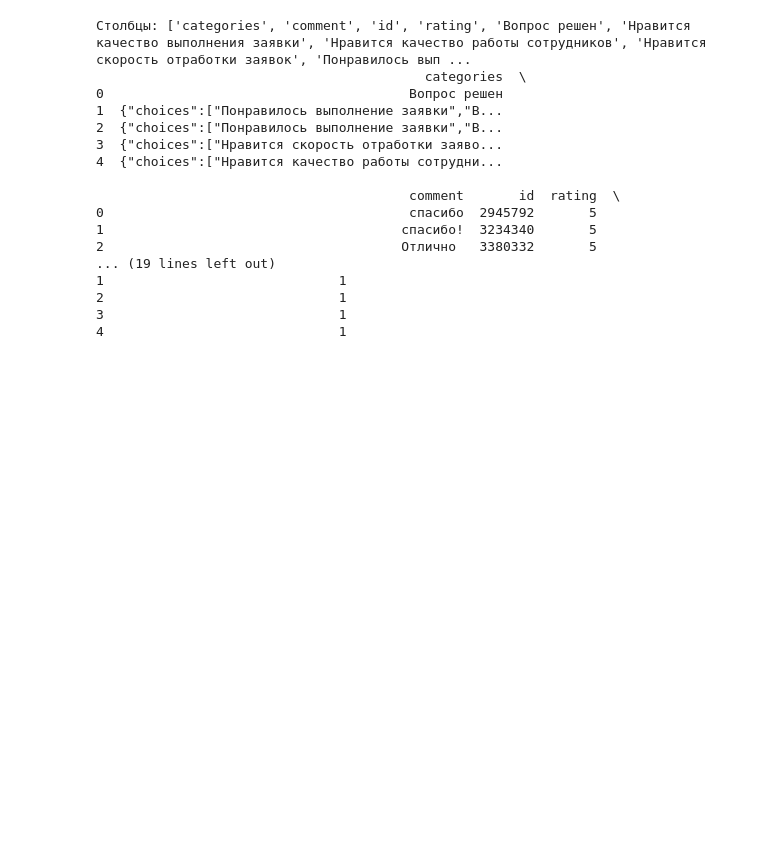
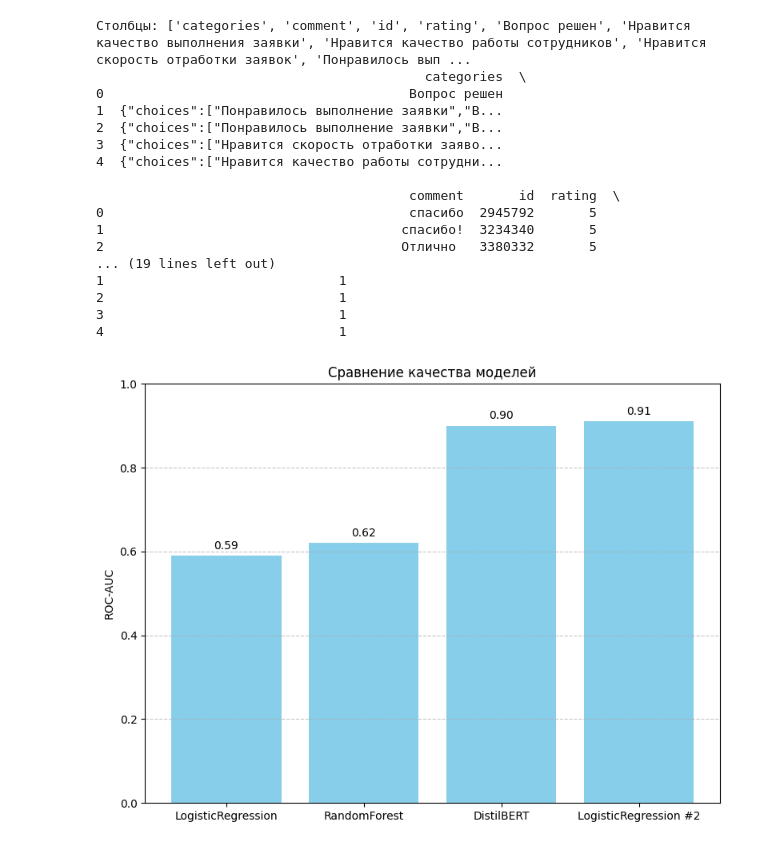
Before and after one commit to darinbtw/intensive_4, a Jupyter notebook: filling in the data.ipynb, the cells around one changed output. Drawn from its saved outputs; the diff is of its cells as text; code cells hidden in the pictures; blank space fills up the shorter version.

```diff
--- a/filling in the data.ipynb
+++ b/filling in the data.ipynb
@@ -77,3 +76,28 @@ print(df.head())
 4                              1
 # %%
 df = df.to_csv('Test данные.csv', index=False)
+# %%
+import matplotlib.pyplot as plt
+
+# Данные
+model_names = ["LogisticRegression", "RandomForest", "DistilBERT", "LogisticRegression #2"]
+scores = [0.59, 0.62, 0.90, 0.91]  # Например, ROC-AUC или R²
+
+# Построение графика
+plt.figure(figsize=(8, 6))
+bars = plt.bar(model_names, scores, color='skyblue')
+
+# Добавляем значения сверху столбиков
+for bar in bars:
+    yval = bar.get_height()
+    plt.text(bar.get_x() + bar.get_width()/2, yval + 0.01, f"{yval:.2f}", ha='center', va='bottom')
+
+# Оформление
+plt.title("Сравнение качества моделей")
+plt.ylabel("ROC-AUC")
+plt.ylim(0, 1)
+plt.grid(axis='y', linestyle='--', alpha=0.7)
+plt.tight_layout()
+plt.show()
+# %% [output]
+[figure, added]
```
Also changed, not shown: parts of 2 cells of this notebook, 3 other files.
